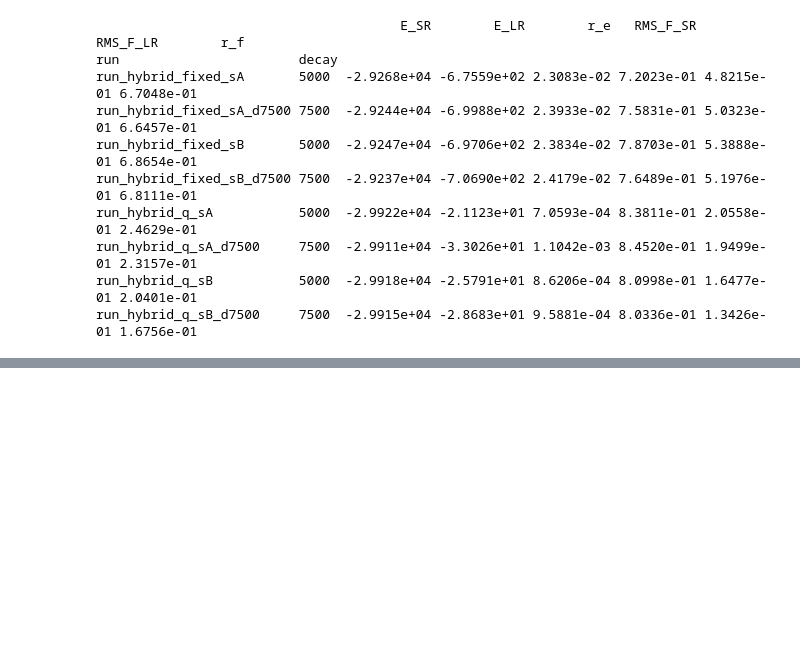
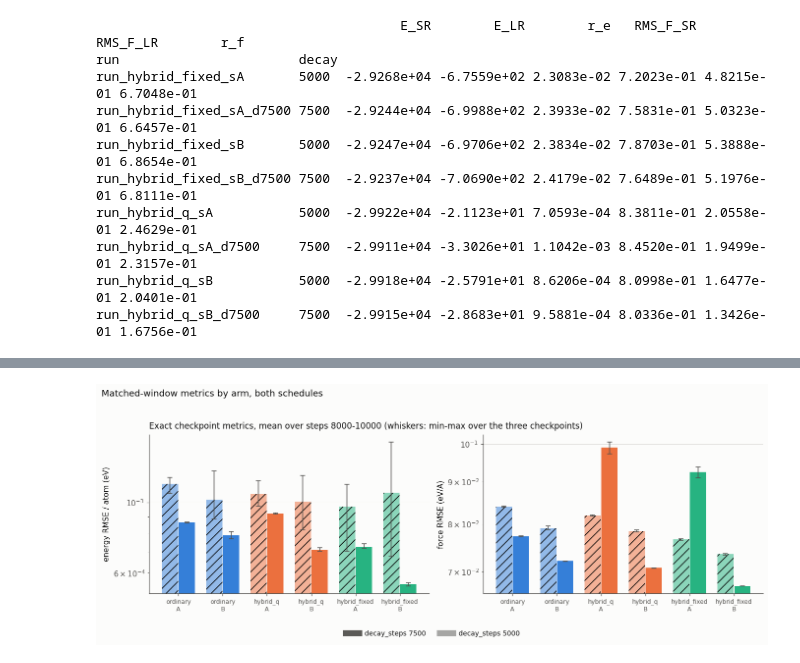
Before and after one commit to MeiShuDU/deepmd-les, a Jupyter notebook: DeePMD-kit-FastLearn/01.train/rerun/LES_analysis.ipynb, the cells around one changed output, grey strips where cells are left out. Cells and saved outputs as stored; diff of their text form; code cells hidden in the pictures; blank space fills up the shorter version.

```diff
--- a/DeePMD-kit-FastLearn/01.train/rerun/LES_analysis.ipynb
+++ b/DeePMD-kit-FastLearn/01.train/rerun/LES_analysis.ipynb
@@ -824,0 +856,82 @@ ordinary     +457.32  -3.93
+# %%
+# Mean over the matched window 8000-10000, not over the single final
+# checkpoint: for decay_steps 5000 the energy series is still drifting (up to
+# 2.28x across the window), so one checkpoint is an arbitrary phase of it, and
+# for 7500 the final checkpoint is a frozen snapshot rather than a converged
+# value. Only in this window are both schedules past their cliff.
+mwin = sw[sw.step.between(8000, 10000)]
+agg = mwin.groupby(["model", "rep", "decay"]).agg(
+    e=("rmse_e_peratom", "mean"), e_lo=("rmse_e_peratom", "min"),
+    e_hi=("rmse_e_peratom", "max"), f=("rmse_f", "mean"),
+    f_lo=("rmse_f", "min"), f_hi=("rmse_f", "max")).reset_index()
+
+ARMS6 = [(m, s) for m in MODELS for s in SEEDS]
+fig, axes = plt.subplots(1, 2, figsize=(12.5, 4.6))
+for ax, (col, lo, hi, lab) in zip(axes, [("e", "e_lo", "e_hi", "energy RMSE / atom (eV)"),
+                                        ("f", "f_lo", "f_hi", "force RMSE (eV/A)")]):
+    x = np.arange(len(ARMS6))
+    for k, dec in enumerate(DECAYS):
+        sel = [agg[(agg.model == m) & (agg.rep == s) & (agg.decay == dec)].iloc[0]
+               for m, s in ARMS6]
+        ax.bar(x + (k - 0.5) * 0.38, [r[col] for r in sel], width=0.36,
+               color=[COLOR[m] for m, s in ARMS6], alpha=0.95 if dec == 7500 else 0.5,
+               hatch=None if dec == 7500 else "//",
+               yerr=[[r[col] - r[lo] for r in sel], [r[hi] - r[col] for r in sel]],
+               error_kw=dict(lw=1, capsize=3, ecolor=INK2))
+    ax.set_yscale("log")
+    ax.set_xticks(x)
+    ax.set_xticklabels([f"{m}\n{s}" for m, s in ARMS6], fontsize=8)
+    ax.set_ylabel(lab)
+    ax.grid(True, axis="y", alpha=0.9)
+    ax.set_axisbelow(True)
+axes[0].set_title("Exact checkpoint metrics, mean over steps 8000-10000 "
+                  "(whiskers: min-max over the three checkpoints)",
+                  loc="left", fontsize=11, pad=8)
+fig.legend(handles=[
+    Line2D([], [], color=INK2, lw=8, alpha=0.95, label="decay_steps 7500"),
+    Line2D([], [], color=INK2, lw=8, alpha=0.5, label="decay_steps 5000"),
+], loc="lower center", ncol=2, fontsize=9, bbox_to_anchor=(0.5, -0.04))
+fig.suptitle("Matched-window metrics by arm, both schedules",
+             x=0.01, ha="left", fontsize=12)
+fig.tight_layout(rect=(0, 0.05, 1, 0.95))
+plt.show()
+
+piv = agg.pivot_table(index=["model", "rep"], columns="decay", values=["e", "f"])
+byarm = agg.groupby(["model", "decay"])[["e", "f"]].mean().unstack("decay")
+# Ratio of the arm means, not the mean of the per-replicate ratios: with a 26%
+# replicate spread the two differ (hybrid_fixed: -37.3% against -36.7%), and the
+# ratio of means is the one that describes the arm.
+arm_delta = pd.DataFrame({
+    "d_e_%": 100 * (byarm[("e", 7500)] / byarm[("e", 5000)] - 1),
+    "d_f_%": 100 * (byarm[("f", 7500)] / byarm[("f", 5000)] - 1),
+})
+# The same change taken at the single final checkpoint instead, which is what the
+# earlier revision of this analysis did. It is invalid twice over: for decay 5000
+# the energy series is still drifting, so one checkpoint is an arbitrary phase of
+# it, and for 7500 it is a frozen snapshot rather than a converged value.
+# hybrid_fixed B's final value is that run's own window maximum, and is most of
+# its apparent -63.9%.
+# `win` is the raw sweep, so the values here are the sweep's own column names.
+fin = win[win.step == 10000].pivot_table(
+    index=["model", "rep"], columns="decay",
+    values=["rmse_e_peratom", "rmse_f"])
+fin_delta = pd.DataFrame({
+    "d_e_%": 100 * (fin[("rmse_e_peratom", 7500)] / fin[("rmse_e_peratom", 5000)] - 1),
+    "d_f_%": 100 * (fin[("rmse_f", 7500)] / fin[("rmse_f", 5000)] - 1),
+})
+print("window mean per replicate, steps 8000-10000:")
+print(piv.to_string(float_format=lambda v: f"{v:.4e}"))
+print()
+print("arm mean over the window, then the change between the schedules, %:")
+print(arm_delta.to_string(float_format=lambda v: f"{v:+.1f}"))
+print()
+print("the same change taken at the single final checkpoint instead, %:")
+print(fin_delta.to_string(float_format=lambda v: f"{v:+.2f}"))
+print()
+# The replicate, not the arm, decides the sign: both hybrid arms' replicate A
+# grows about 20% and both B's fall 8-10%, so the arm-level force change
+# (+6.4% and +5.9%) is a two-sample mean of a quantity whose spread is 26%.
+print("replicate spread in force RMSE at the final checkpoint, % (|B/A - 1|):")
+print(spread.to_string(float_format=lambda v: f"{v:+.1f}"))
+# %% [output]
+[figure, added]
```
Also changed, not shown: parts of 6 cells of this notebook, 1 other file.
